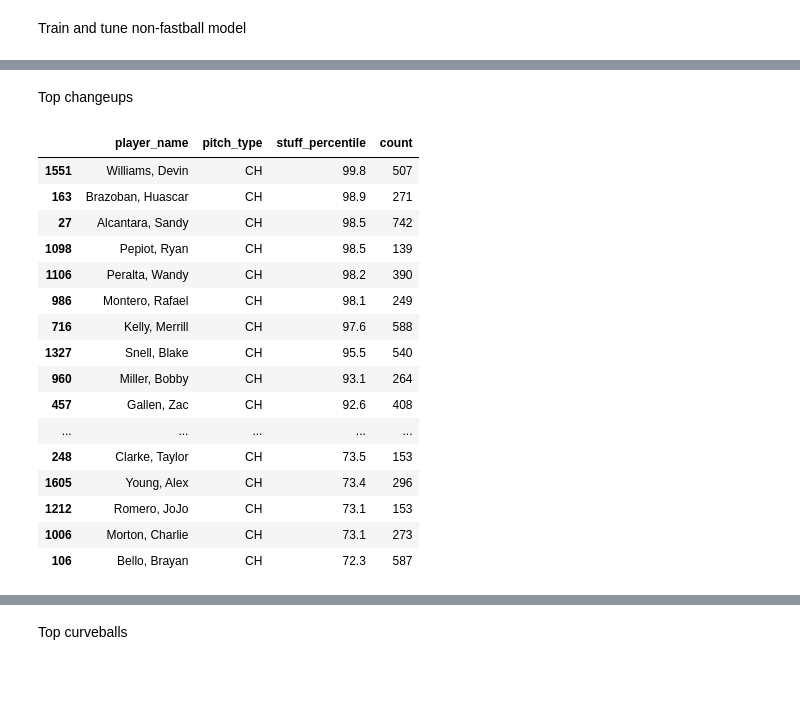
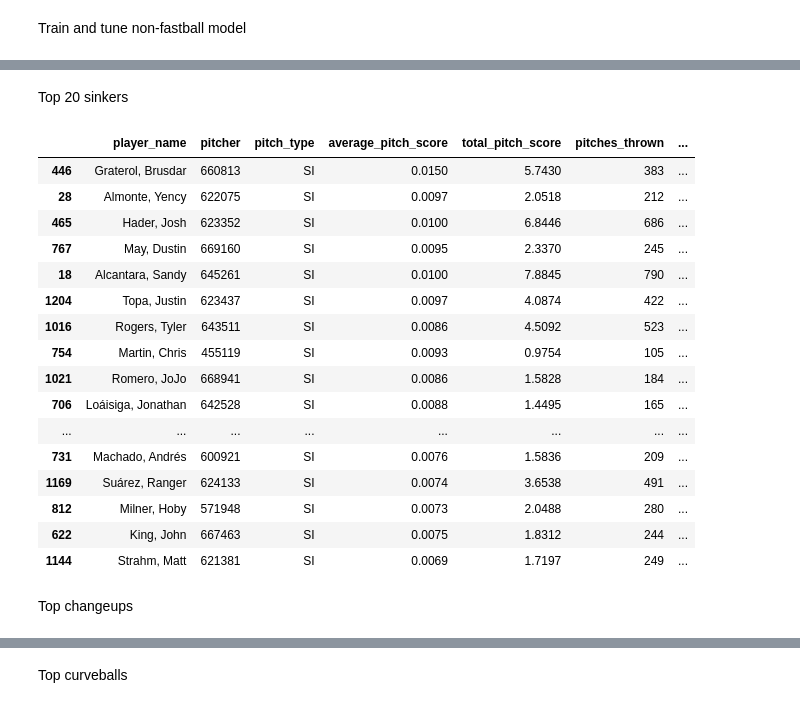
Before and after one commit to sam-walsh/pitching_model, a Jupyter notebook: stuff.ipynb, the cells around one changed output, grey strips where cells are left out. Saved outputs shown, nothing was run; the diff lists cells and outputs as text; code cells hidden in the pictures; blank space fills up the shorter version.

```diff
--- a/stuff.ipynb
+++ b/stuff.ipynb
@@ -496,22 +410,24 @@ plot_shap_values(df_non_fastballs, xgb_non_fastball, non_fastball_features, 'SL'
+# %% [markdown]
+Top 20 sinkers
+# %%
+top_pitches(df2, 'SI', top_n=20)
+# %% [output]
+|  | player_name | pitcher | pitch_type | average_pitch_score | total_pitch_score | pitches_thrown | ... |
+| 446 | Graterol, Brusdar | 660813 | SI | 0.0150 | 5.7430 | 383 | ... |
+| 28 | Almonte, Yency | 622075 | SI | 0.0097 | 2.0518 | 212 | ... |
+| 465 | Hader, Josh | 623352 | SI | 0.0100 | 6.8446 | 686 | ... |
+| 767 | May, Dustin | 669160 | SI | 0.0095 | 2.3370 | 245 | ... |
+| 18 | Alcantara, Sandy | 645261 | SI | 0.0100 | 7.8845 | 790 | ... |
+| 1204 | Topa, Justin | 623437 | SI | 0.0097 | 4.0874 | 422 | ... |
+| 1016 | Rogers, Tyler | 643511 | SI | 0.0086 | 4.5092 | 523 | ... |
+| 754 | Martin, Chris | 455119 | SI | 0.0093 | 0.9754 | 105 | ... |
+| 1021 | Romero, JoJo | 668941 | SI | 0.0086 | 1.5828 | 184 | ... |
+| 706 | Loáisiga, Jonathan | 642528 | SI | 0.0088 | 1.4495 | 165 | ... |
+| ... | ... | ... | ... | ... | ... | ... | ... |
+| 731 | Machado, Andrés | 600921 | SI | 0.0076 | 1.5836 | 209 | ... |
+| 1169 | Suárez, Ranger | 624133 | SI | 0.0074 | 3.6538 | 491 | ... |
+| 812 | Milner, Hoby | 571948 | SI | 0.0073 | 2.0488 | 280 | ... |
+| 622 | King, John | 667463 | SI | 0.0075 | 1.8312 | 244 | ... |
+| 1144 | Strahm, Matt | 621381 | SI | 0.0069 | 1.7197 | 249 | ... |
 # %% [markdown]
 Top changeups
-# %%
-test_preds_non_fb.loc[test_preds_non_fb['pitch_type']=='CH', ['player_name', 'pitch_type', 'stuff_percentile', 'count']].query('count > 100').sort_values('stuff_percentile', ascending=False).head(50)
-# %% [output]
-|  | player_name | pitch_type | stuff_percentile | count |
-| 1551 | Williams, Devin | CH | 99.8 | 507 |
-| 163 | Brazoban, Huascar | CH | 98.9 | 271 |
-| 27 | Alcantara, Sandy | CH | 98.5 | 742 |
-| 1098 | Pepiot, Ryan | CH | 98.5 | 139 |
-| 1106 | Peralta, Wandy | CH | 98.2 | 390 |
-| 986 | Montero, Rafael | CH | 98.1 | 249 |
-| 716 | Kelly, Merrill | CH | 97.6 | 588 |
-| 1327 | Snell, Blake | CH | 95.5 | 540 |
-| 960 | Miller, Bobby | CH | 93.1 | 264 |
-| 457 | Gallen, Zac | CH | 92.6 | 408 |
-| ... | ... | ... | ... | ... |
-| 248 | Clarke, Taylor | CH | 73.5 | 153 |
-| 1605 | Young, Alex | CH | 73.4 | 296 |
-| 1212 | Romero, JoJo | CH | 73.1 | 153 |
-| 1006 | Morton, Charlie | CH | 73.1 | 273 |
-| 106 | Bello, Brayan | CH | 72.3 | 587 |
```
Also changed, not shown: parts of 44 cells of this notebook, 2 other files.
